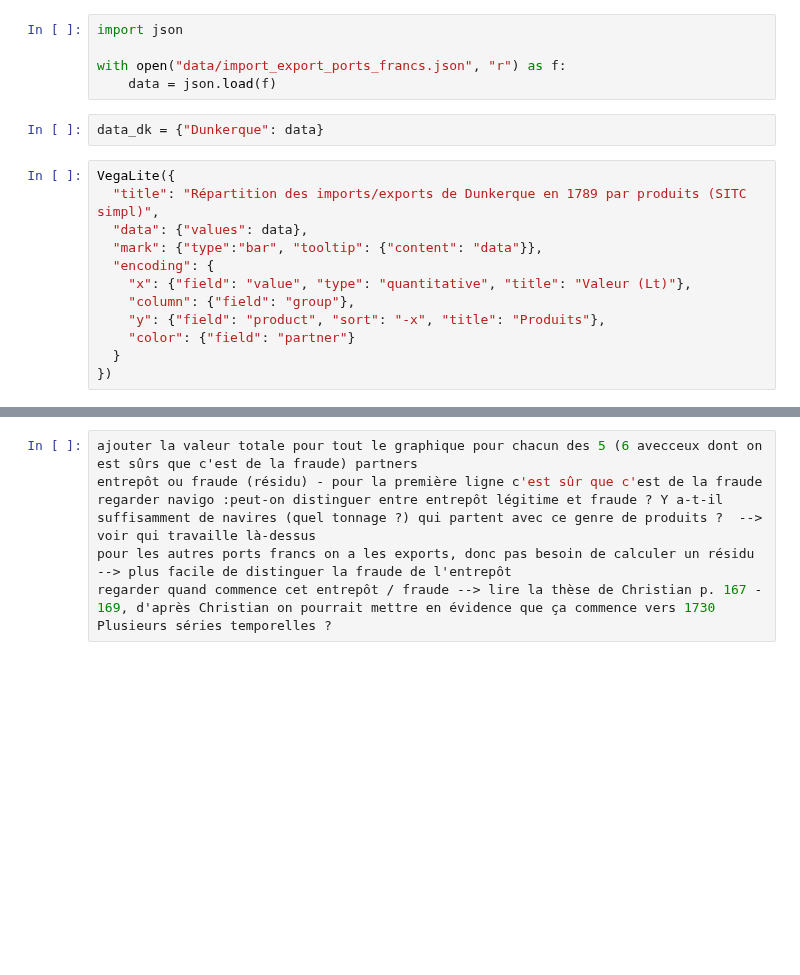
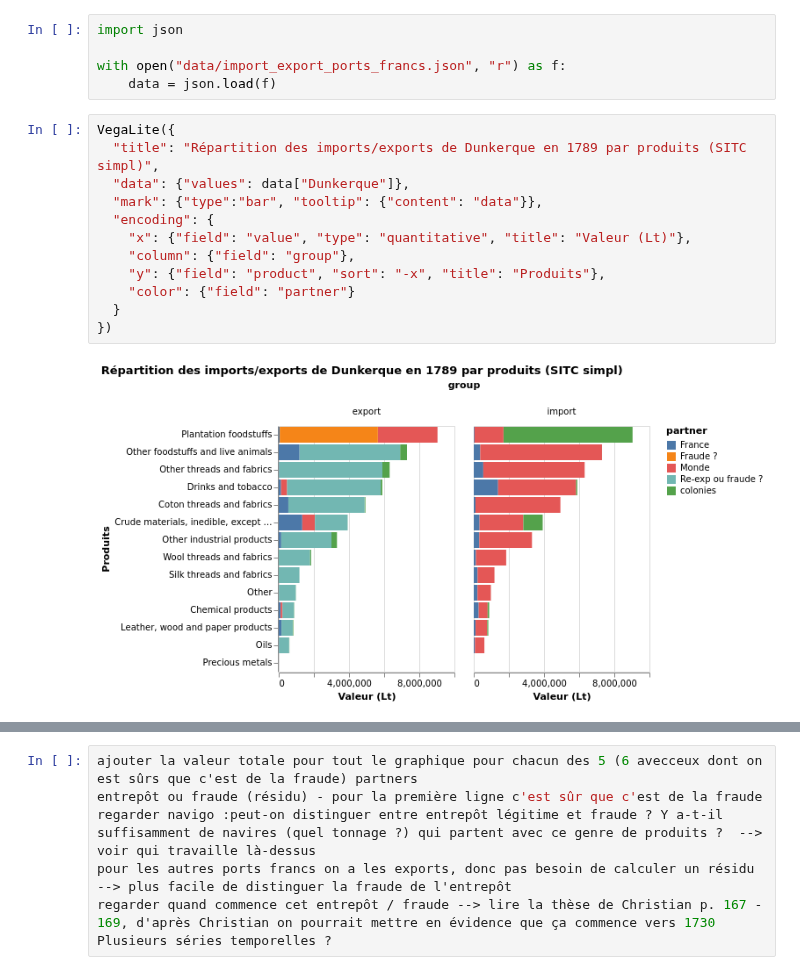
Before and after one commit to medialab/portic-datasprint-2022, a Jupyter notebook: productions/module_08/vegalite.ipynb, the cells around one changed output, grey strips where cells are left out. Saved outputs shown, nothing was run; the diff lists cells and outputs as text; blank space fills up the shorter version.

```diff
--- a/productions/module_08/vegalite.ipynb
+++ b/productions/module_08/vegalite.ipynb
@@ -11,17 +11,17 @@ import json
 
 with open("data/import_export_ports_francs.json", "r") as f:
     data = json.load(f)
-# %%
-data_dk = {"Dunkerque": data}
 # %%
 VegaLite({
   "title": "Répartition des imports/exports de Dunkerque en 1789 par produits (SITC simpl)",
-  "data": {"values": data},
+  "data": {"values": data["Dunkerque"]},
   "mark": {"type":"bar", "tooltip": {"content": "data"}},
   "encoding": {
     "x": {"field": "value", "type": "quantitative", "title": "Valeur (Lt)"},
     "column": {"field": "group"},
     "y": {"field": "product", "sort": "-x", "title": "Produits"},
     "color": {"field": "partner"}
   }
 })
+# %% [output]
+[figure, added]
```
Also changed, not shown: parts of 7 cells of this notebook.
